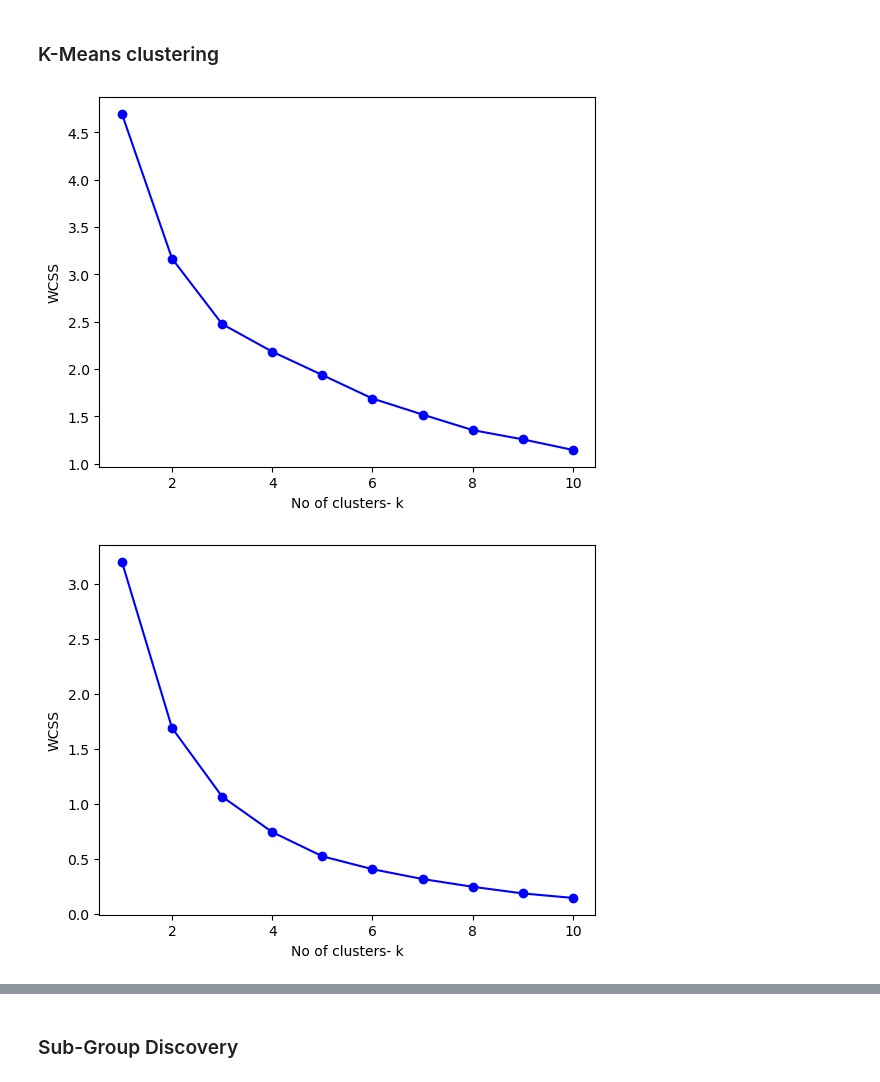
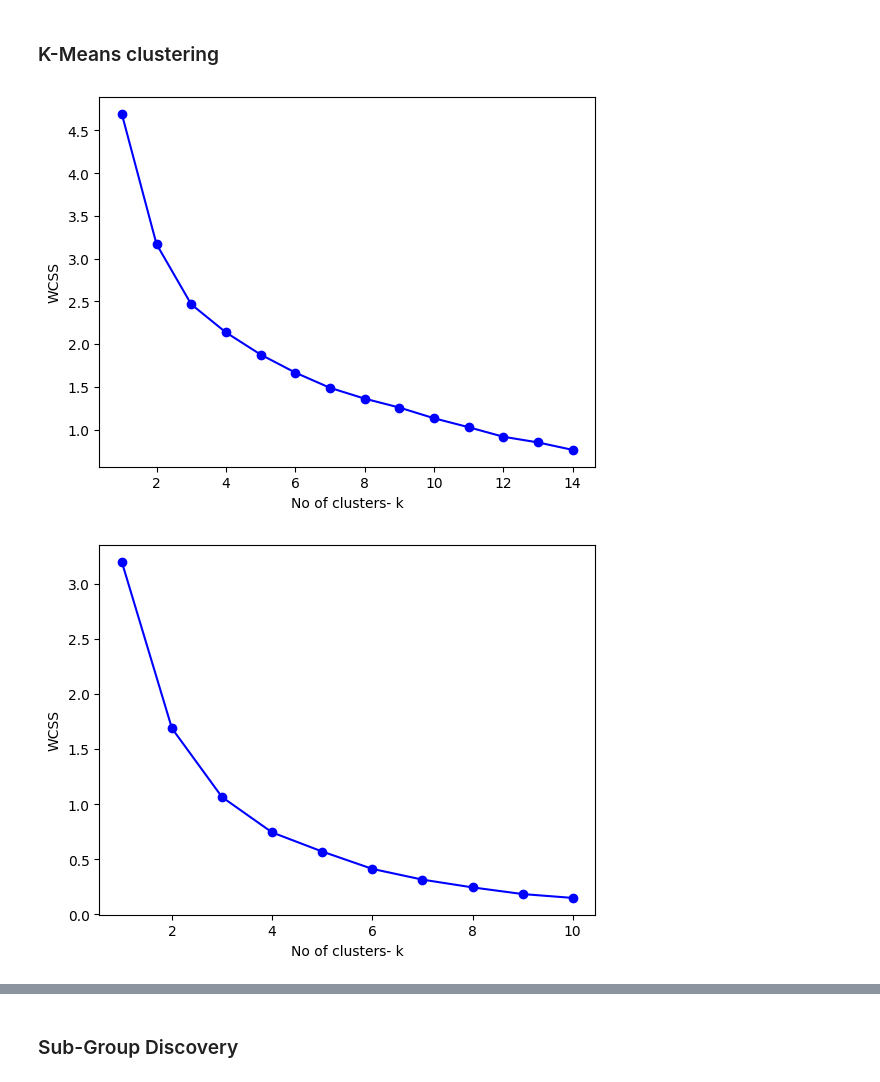
Before and after one commit to riziuzi/ASD_Unsupervised_Subgroup_Discovery, a Jupyter notebook: AD_cluster.ipynb, the cells around one changed output, grey strips where cells are left out. Cells and saved outputs as stored; diff of their text form; code cells hidden in the pictures.

```diff
--- a/AD_cluster.ipynb
+++ b/AD_cluster.ipynb
@@ -138,30 +142,30 @@ x2.shape
 # %% [markdown]
 ### K-Means clustering
 # %%
-# to find appropriate no of clusters in the dataset X
+'''to find appropriate no of clusters in the dataset X (10 features) '''
 
 # use model's WCSS .
 
 from sklearn.cluster import KMeans
 wcss =[]
 
-for k in range(1 ,11) :
+for k in range(1 ,15) :
     kmeans = KMeans(n_clusters = k)
     kmeans.fit(X)
     wcss.append(kmeans.inertia_)
 
 #plot the wcss v/s no of clusters graph
-plt.plot(range(1 , 11) , wcss , marker='o' , linestyle ='-' , color ='b')
+plt.plot(range(1 , 15) , wcss , marker='o' , linestyle ='-' , color ='b')
 plt.xlabel("No of clusters- k")
 plt.ylabel("WCSS")
 plt.show()
 # wcss =sum of squared distance of daat ponts from its clustr's mean , and sum this over all clusters.
 # lesser the wcss , bettter the cluster
 # elbow joint shows where model inertia / wcss start to decrement at slower rate
 
-# so 6 cluster in maximum .
+# so 12 cluster in maximum .
 # %% [output]
-[figure, old version]
+[figure, new version]
 # %%
 # for 2 features ONLY - for data visualization
 from sklearn.cluster import KMeans
@@ -177,8 +181,10 @@ plt.plot(range(1 , 11) , wcss1, marker='o' , linestyle ='-' , color ='b')
 plt.xlabel("No of clusters- k")
 plt.ylabel("WCSS")
 plt.show()
+
+# 8 clusters ( for Dim red data - of 2 dim , )
 # %% [output]
-[figure, old version]
+[figure, new version]
 # %%
 # K - Means Clusatering
 
```
Also changed, not shown: parts of 16 cells of this notebook, 4 other files.
